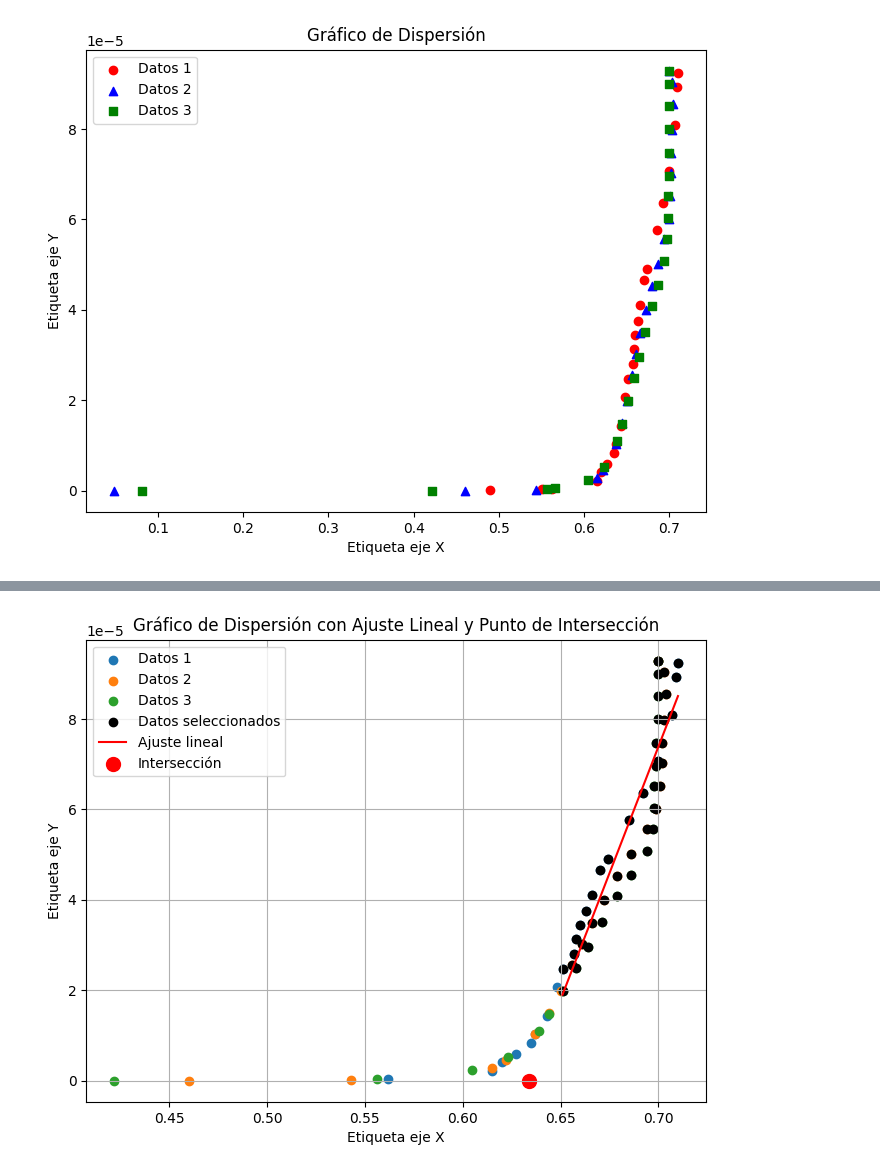
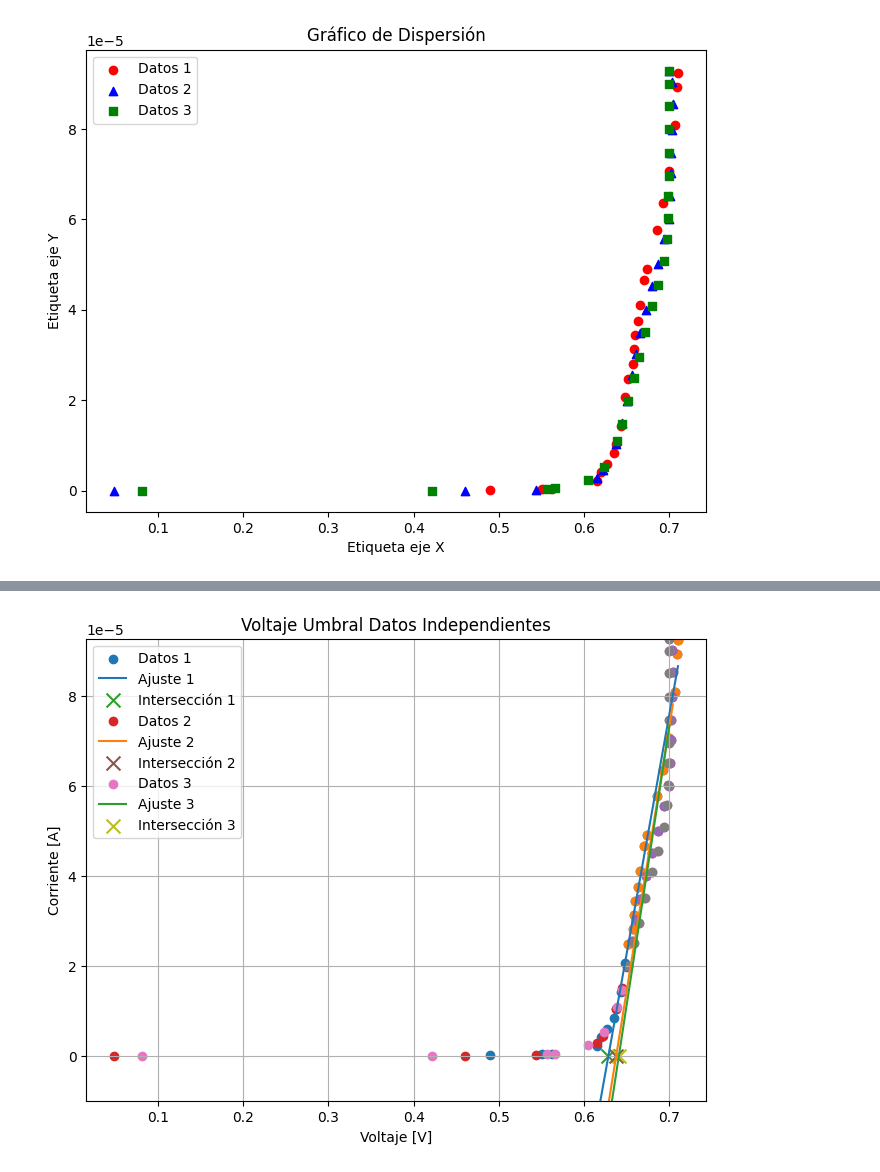
Before and after one commit to ComancheMario/Python-, a Jupyter notebook: electronica/Transistores/Transistores.ipynb, the cells around one changed output, grey strips where cells are left out. Cells and saved outputs as stored; diff of their text form; code cells hidden in the pictures.

```diff
--- a/electronica/Transistores/Transistores.ipynb
+++ b/electronica/Transistores/Transistores.ipynb
@@ -115,69 +207,56 @@ import numpy as np
 
 # Columnas de interés para el ajuste lineal
 x_columns = ['V_BE', 'V_BE1', 'V_BE2']
 y_columns = ['I_B', 'I_B1', 'I_B2']
 
-x_selected = []
-y_selected = []
+plt.figure(figsize=(8, 6))  # Tamaño de la figura (opcional)
 
 # Iterar a través de cada par de columnas
 for i in range(len(x_columns)):
     x = data[x_columns[i]]
     y = data[y_columns[i]]
 
-    # Filtrar datos por encima de 0.65 en el eje x
+    # Filtrar datos por encima de x=0.65
     x_filtered = x[x > 0.65]
     y_filtered = y[x > 0.65]
 
-    x_selected.extend(x_filtered)
-    y_selected.extend(y_filtered)
+    # Realizar el ajuste lineal solo para los datos filtrados
+    coefficients = np.polyfit(x_filtered, y_filtered, 1)
+    poly = np.poly1d(coefficients)
 
-x = np.array(x_selected)
-y = np.array(y_selected)
+    # Calcular la intersección con el eje x (donde y = 0)
+    x_intercept = np.roots(poly - np.array(0))
+    x_intercept_real = x_intercept[np.isreal(x_intercept)].real
 
-# Realizar el ajuste lineal (regresión lineal)
-coefficients = np.polyfit(x, y, 1)
-poly = np.poly1d(coefficients)
+    # Crear una secuencia de puntos para la línea de ajuste
+    x_line = np.linspace(min(x), max(x), 100)
+    y_line = poly(x_line)
 
-# Calcular la intersección con el eje x (donde y = 0)
-x_intercept = np.roots(poly - np.array(0))
+    plt.grid()
 
-# Obtener el valor real del punto de intersección en el eje x
-x_intercept_real = x_intercept[np.isreal(x_intercept)].real
+    # Graficar todos los puntos
+    plt.scatter(x, y, label=f'Datos {i+1}')
 
-# Crear una secuencia de puntos para la línea de ajuste
-x_line = np.linspace(min(x), max(x), 100)
-y_line = poly(x_line)
+    # Graficar solo los puntos filtrados
+    plt.scatter(x_filtered, y_filtered)
 
-# Graficar el gráfico de dispersión y la recta de ajuste
-plt.figure(figsize=(8, 6))  # Tamaño de la figura (opcional)
+    # Graficar la recta de ajuste solo para los datos filtrados
+    plt.plot(x_line, y_line, label=f'Ajuste {i+1}')
 
-# Iterar a través de cada conjunto de datos
-for i in range(len(x_columns)):
-    x = data[x_columns[i]]
-    y = data[y_columns[i]]
-    plt.scatter(x, y, color='C'+str(i), label=f'Datos {i+1}')  # Usando colores por defecto con 'C'+str(i)
-plt.grid()
-
-# Graficar solo los puntos seleccionados
-plt.scatter(x_selected, y_selected, color='black', label='Datos seleccionados')
-
-# Graficar la recta de ajuste
-plt.plot(x_line, y_line, color='red', label='Ajuste lineal')
-
-# Marcar la intersección con el eje x
-plt.scatter(x_intercept_real, 0, color='red', s=100, label=f'Intersección')
+    # Marcar la intersección con el eje x
+    plt.scatter(x_intercept_real, np.zeros_like(x_intercept_real), label=f'Intersección {i+1}', marker='x', s=100)
 
 # Etiquetas y título
-plt.xlabel('Etiqueta eje X')
-plt.ylabel('Etiqueta eje Y')
-plt.title('Gráfico de Dispersión con Ajuste Lineal y Punto de Intersección')
+plt.xlabel('Voltaje [V]')
+plt.ylabel('Corriente [A]')
+plt.title('Voltaje Umbral Datos Independientes')
+
+plt.ylim(-0.00001, max(y))  # Establece el límite inferior en -0.00001 y el límite superior en el máximo de los datos en y
 
 # Mostrar leyenda
 plt.legend()
 
-
 # Mostrar la gráfica
 plt.show()
 # %% [output]
-[figure, old version]
+[figure, new version]
```
Also changed, not shown: parts of 3 cells of this notebook.
